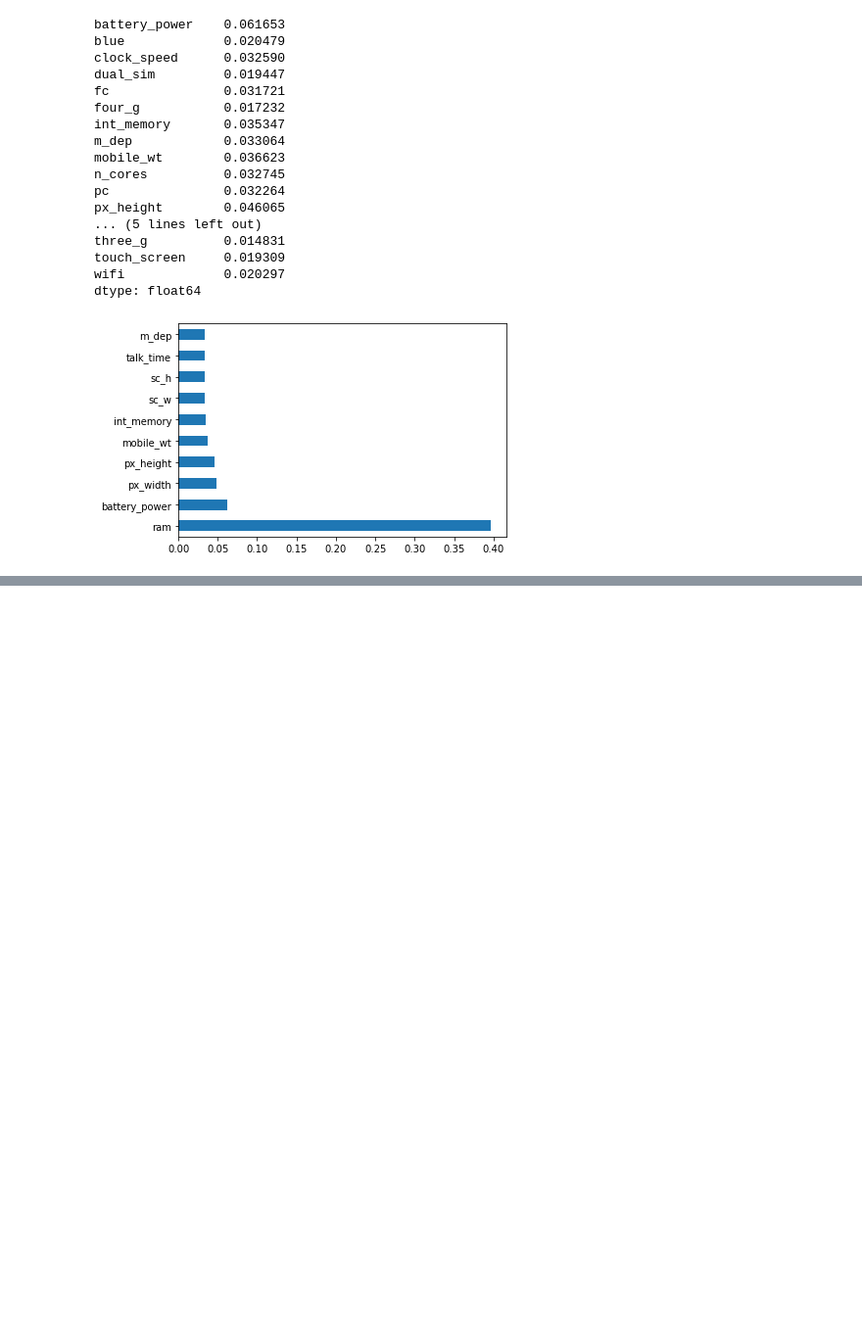
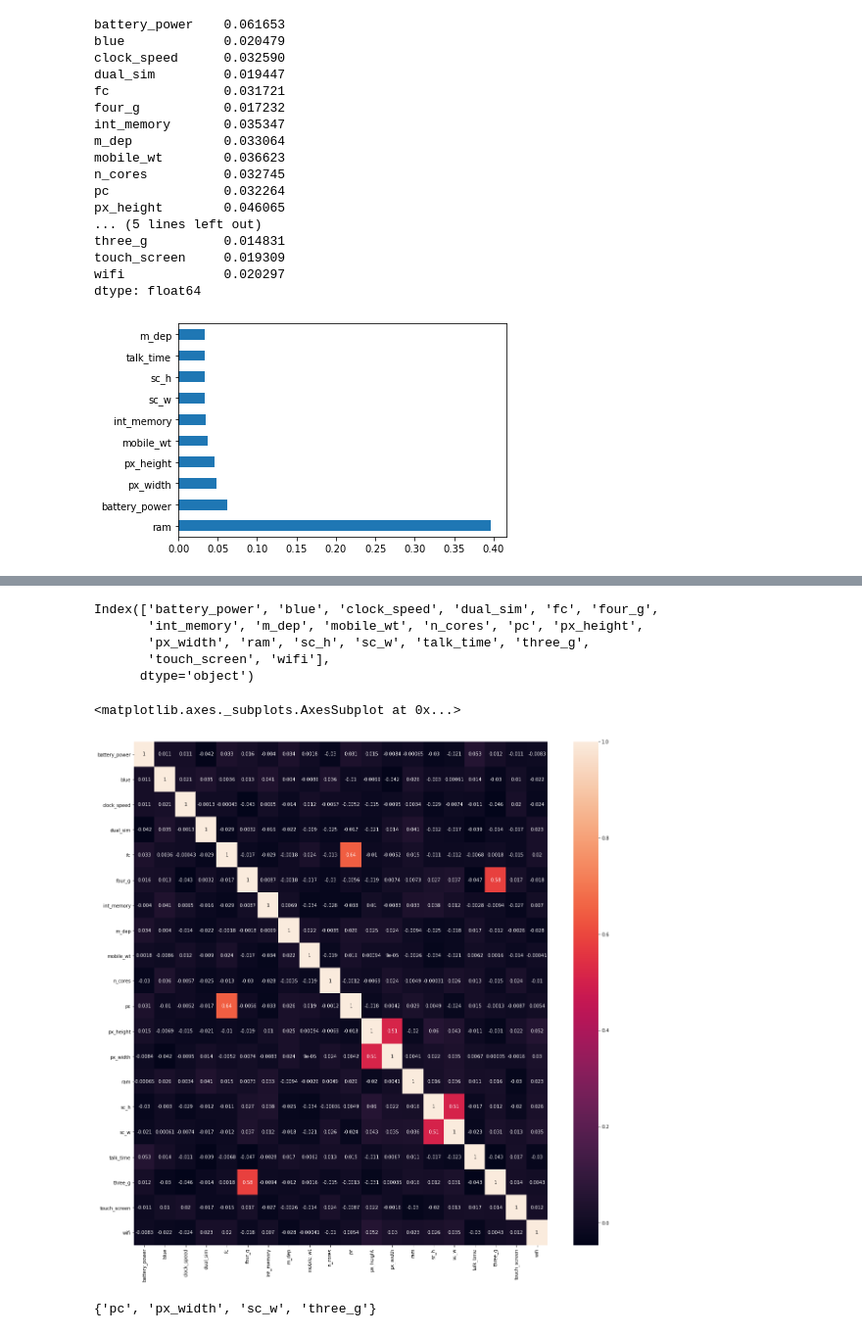
Before and after one commit to deepakkum21/Feature-Engineering, a Jupyter notebook: Feature Selection techniques.ipynb, the cells around one changed output, grey strips where cells are left out. Shown at 98% size. Cells and saved outputs as stored; diff of their text form; code cells hidden in the pictures; blank space fills up the shorter version.

Commit message:
added feature selection technique: 2. Correlation technique

```diff
--- a/Feature Selection techniques.ipynb
+++ b/Feature Selection techniques.ipynb
@@ -194,0 +218,17 @@ plt.show()
+# %%
+import seaborn as sns
+corr=df.iloc[:,:-1].corr()
+top_features=corr.index
+top_features
+# %% [output]
+Index(['battery_power', 'blue', 'clock_speed', 'dual_sim', 'fc', 'four_g',
+       'int_memory', 'm_dep', 'mobile_wt', 'n_cores', 'pc', 'px_height',
+       'px_width', 'ram', 'sc_h', 'sc_w', 'talk_time', 'three_g',
+       'touch_screen', 'wifi'],
+      dtype='object')
+# %%
+plt.figure(figsize=(20,20))
+sns.heatmap(df[top_features].corr(),annot=True)
+# %% [output]
+<matplotlib.axes._subplots.AxesSubplot at 0x...>
+[figure, added]
@@ -194,0 +252,4 @@ plt.show()
+# %%
+correlation(df.iloc[:,:-1],threshold)
+# %% [output]
+{'pc', 'px_width', 'sc_w', 'three_g'}
```
Also changed, not shown: parts of 4 cells of this notebook.
